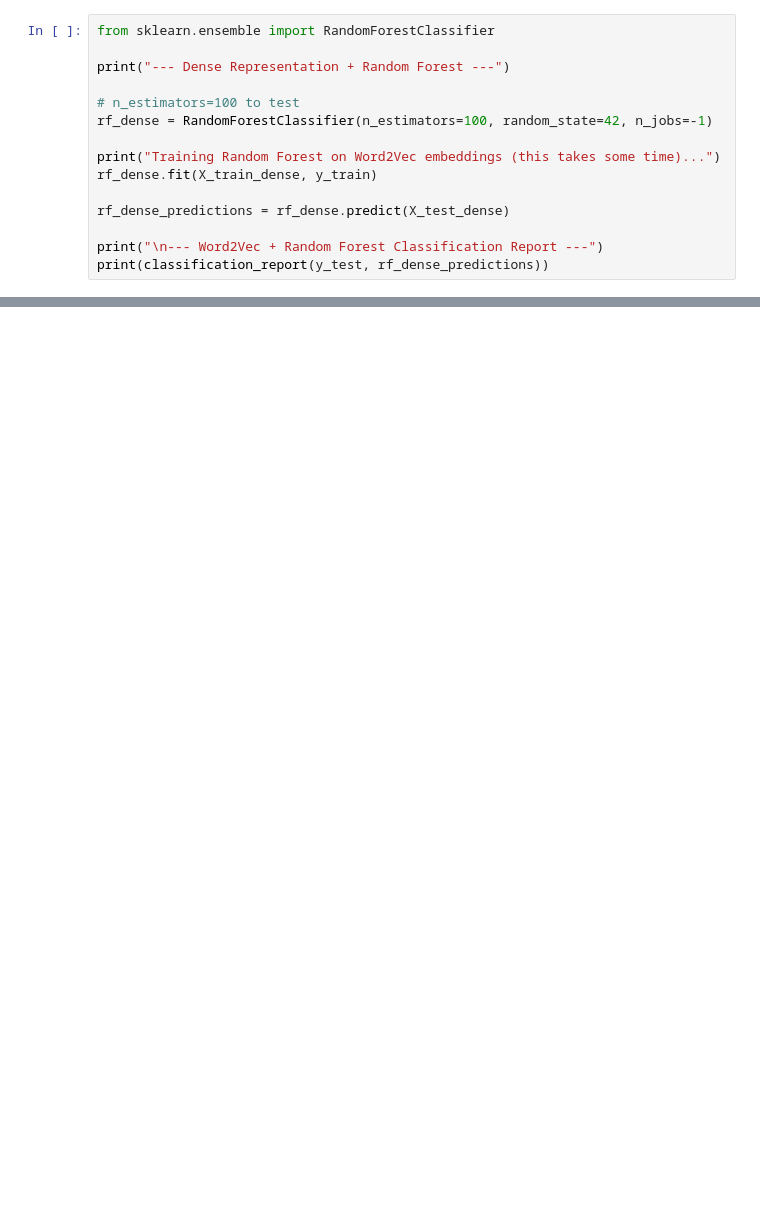
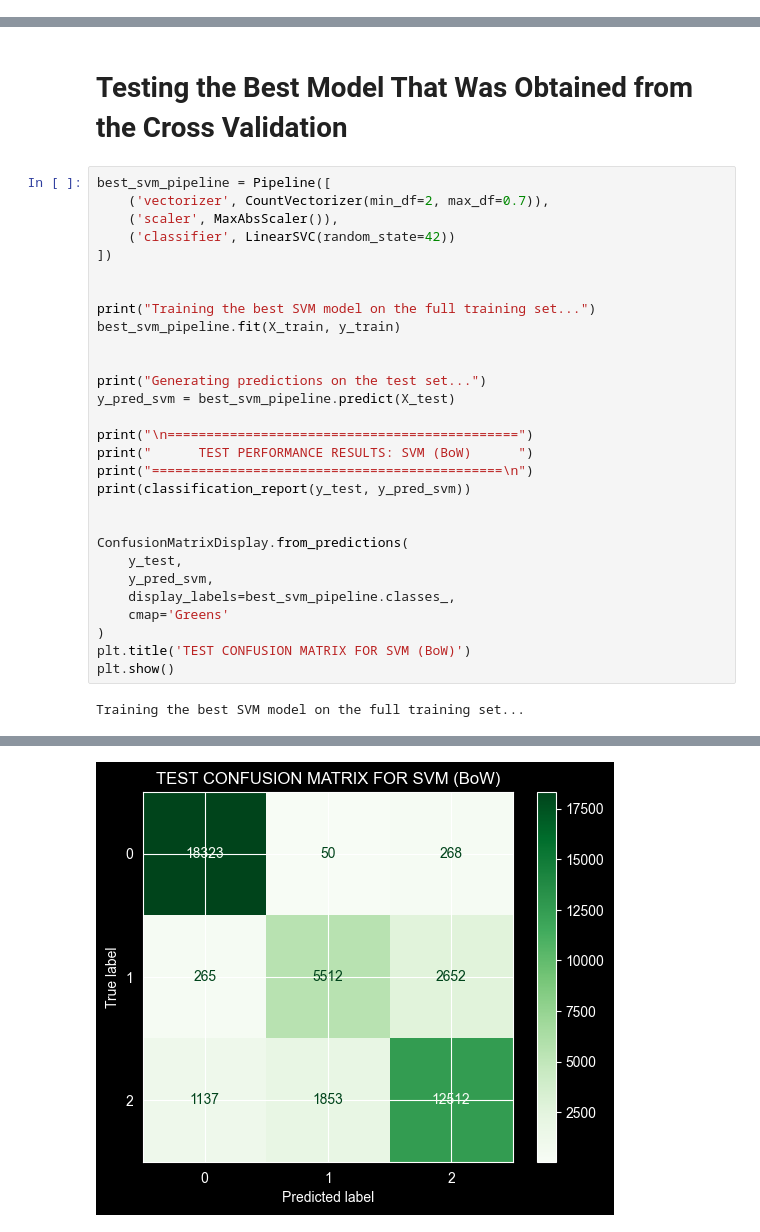
Before and after one commit to BrunoM6/Y1S2-NLP, a Jupyter notebook: project.ipynb, the cells around one changed output, grey strips where cells are left out. Cells and saved outputs as stored; diff of their text form; blank space fills up the shorter version.

```diff
--- a/project.ipynb
+++ b/project.ipynb
@@ -337,15 +227,0 @@ plt.show()
-# %%
-from sklearn.ensemble import RandomForestClassifier
-
-print("--- Dense Representation + Random Forest ---")
-
-# n_estimators=100 to test
-rf_dense = RandomForestClassifier(n_estimators=100, random_state=42, n_jobs=-1)
-
-print("Training Random Forest on Word2Vec embeddings (this takes some time)...")
-rf_dense.fit(X_train_dense, y_train)
-
-rf_dense_predictions = rf_dense.predict(X_test_dense)
-
-print("\n--- Word2Vec + Random Forest Classification Report ---")
-print(classification_report(y_test, rf_dense_predictions))
@@ -606,0 +474,33 @@ Decision Tree         0.929 ﷿﷿ 0.001
+# %% [markdown]
+# Testing the Best Model That Was Obtained from the Cross Validation
+# %%
+best_svm_pipeline = Pipeline([
+    ('vectorizer', CountVectorizer(min_df=2, max_df=0.7)),
+    ('scaler', MaxAbsScaler()),
+    ('classifier', LinearSVC(random_state=42))
+])
+
+
+print("Training the best SVM model on the full training set...")
+best_svm_pipeline.fit(X_train, y_train)
+
+
+print("Generating predictions on the test set...")
+y_pred_svm = best_svm_pipeline.predict(X_test)
+
+print("\n=============================================")
+print("      TEST PERFORMANCE RESULTS: SVM (BoW)      ")
+print("=============================================\n")
+print(classification_report(y_test, y_pred_svm))
+
+
+ConfusionMatrixDisplay.from_predictions(
+    y_test,
+    y_pred_svm,
+    display_labels=best_svm_pipeline.classes_,
+    cmap='Greens'
+)
+plt.title('TEST CONFUSION MATRIX FOR SVM (BoW)')
+plt.show()
+# %% [output]
+Training the best SVM model on the full training set...
@@ -607,2 +522,3 @@ Decision Tree         0.929 ﷿﷿ 0.001
+[figure, added]
 # %%
 best_model_pipeline = Pipeline([
```
Also changed, not shown: parts of 32 cells of this notebook.
